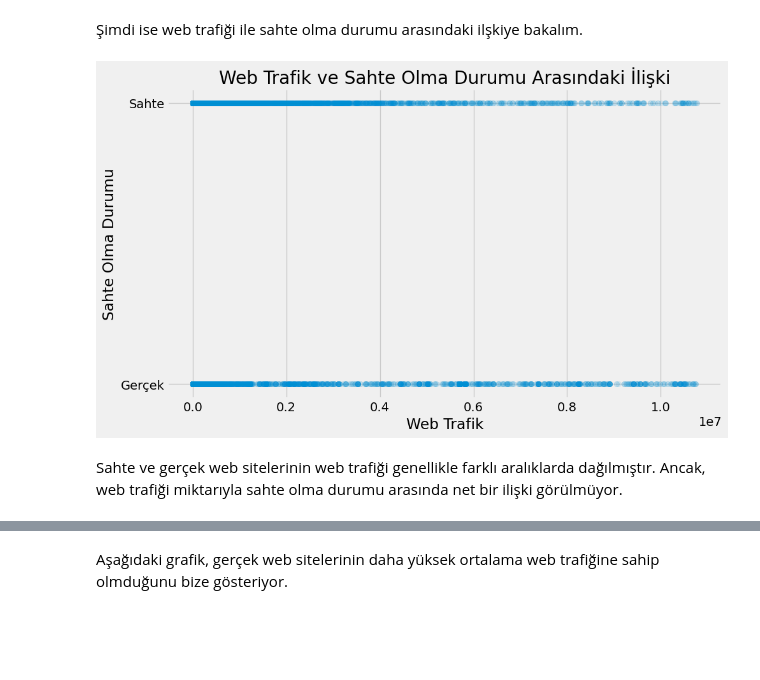
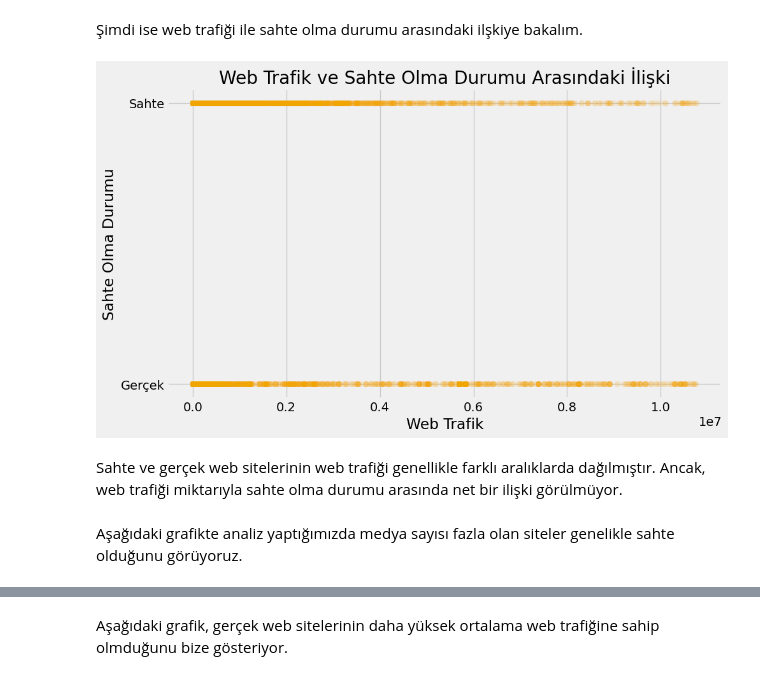
Before and after one commit to Phishbust/datanalysisandmodeling, a Jupyter notebook: data.ipynb, the cells around one changed output, grey strips where cells are left out. Saved outputs shown, nothing was run; the diff lists cells and outputs as text; code cells hidden in the pictures; blank space fills up the shorter version.

```diff
--- a/data.ipynb
+++ b/data.ipynb
@@ -191,16 +238,18 @@ plt.show()
 <bold>Şimdi ise web trafiği ile sahte olma durumu arasındaki ilşkiye bakalım.</bold>
 # %%
 plt.figure(figsize=(10, 6))
-plt.scatter(df['web_traffic'], df['status'], alpha=0.1)
+plt.scatter(df['web_traffic'], df['status'], alpha=0.07, color = 'orange')
 
 plt.xlabel('Web Trafik')
 plt.ylabel('Sahte Olma Durumu')
 plt.title('Web Trafik ve Sahte Olma Durumu Arasındaki İlişki')
 plt.yticks([0, 1], ['Gerçek', 'Sahte'])
 
 plt.grid(True)
 plt.show()
 # %% [output]
-[figure, old version]
+[figure, new version]
 # %% [markdown]
 <bold>Sahte ve gerçek web sitelerinin web trafiği genellikle farklı aralıklarda dağılmıştır. Ancak, web trafiği miktarıyla sahte olma durumu arasında net bir ilişki görülmüyor.</bold>
+# %% [markdown]
+<bold>Aşağıdaki grafikte analiz yaptığımızda medya sayısı fazla olan siteler genelikle sahte olduğunu görüyoruz.</bold>
```
Also changed, not shown: parts of 35 cells of this notebook.
